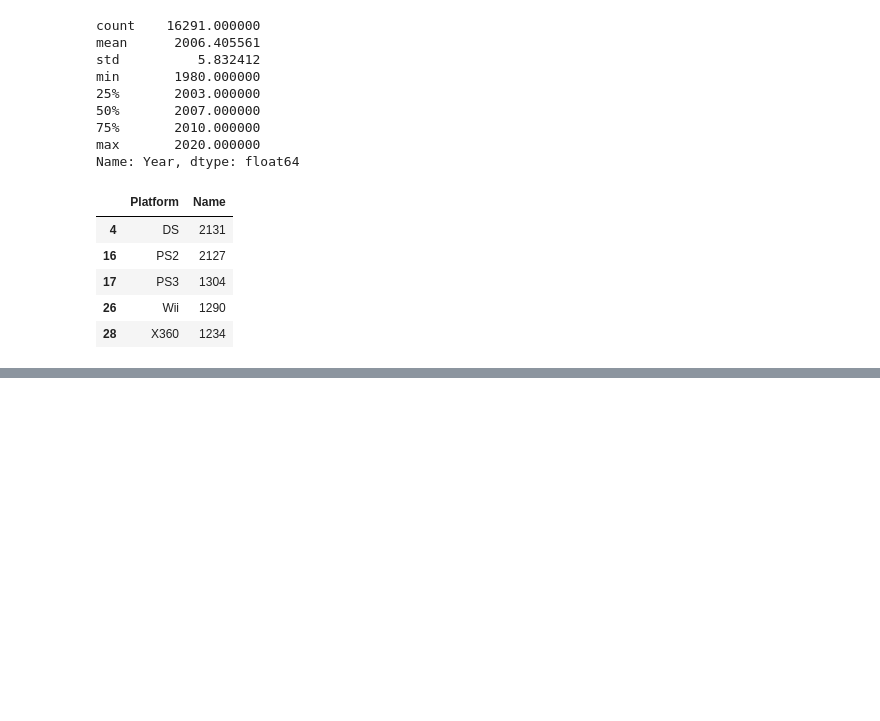
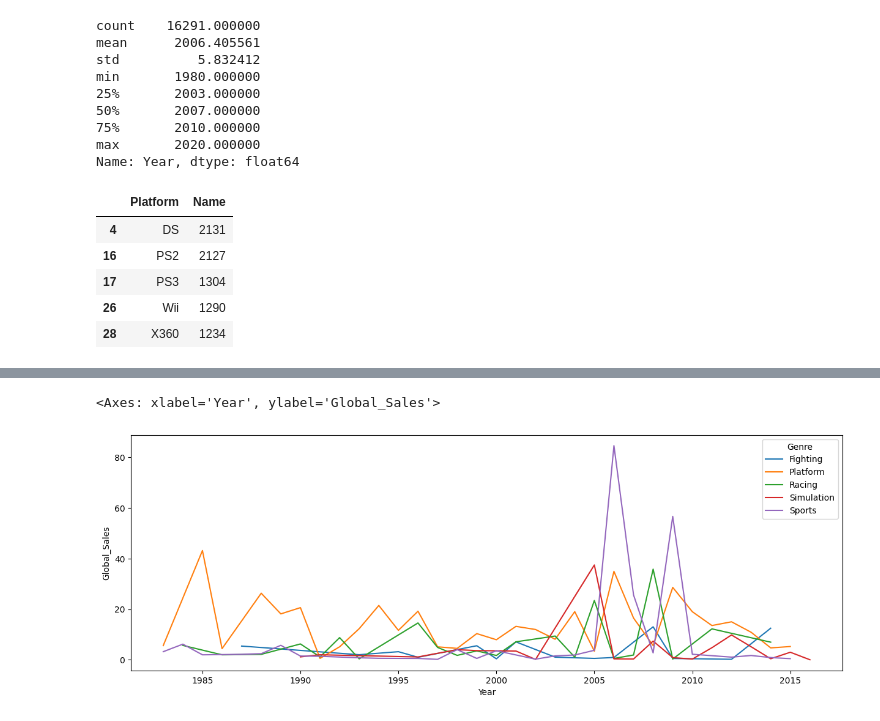
Before and after one commit to olisun-gif/Python, a Jupyter notebook: 1. Игры (games).ipynb, the cells around one changed output, grey strips where cells are left out. Drawn from its saved outputs; the diff is of its cells as text; code cells hidden in the pictures; blank space fills up the shorter version.

```diff
--- a/1. Игры (games).ipynb
+++ b/1. Игры (games).ipynb
@@ -87,0 +150,7 @@ df.groupby(df['Platform'], as_index = False)[['Name']].count().sort_values('Name
+# %%
+df_filt_genre = df_filt[df_filt['Genre'].isin(['Fighting','Simulation','Platform','Racing','Sports'])].groupby(['Genre', 'Year'], as_index=False)['Global_Sales'].sum()
+plt.figure(figsize=(15,5))
+sns.lineplot(data=df_filt_genre, x = 'Year', y = 'Global_Sales', hue = 'Genre')
+# %% [output]
+<Axes: xlabel='Year', ylabel='Global_Sales'>
+[figure, added]
```
Also changed, not shown: parts of 7 cells of this notebook.
